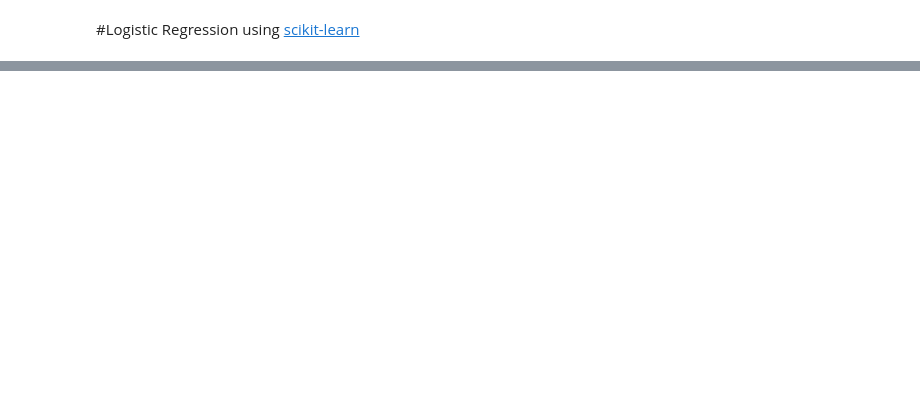
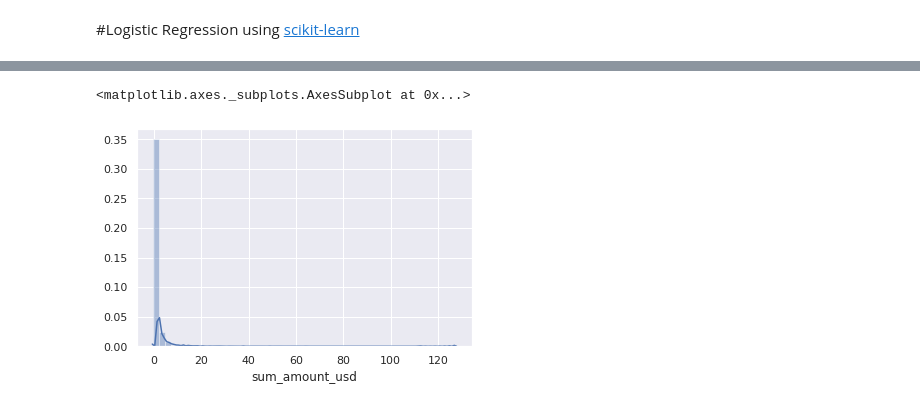
Before and after one commit to atlas-github/fstep_19, a Jupyter notebook: intro_to_bigdata&ai.ipynb, the cells around one changed output, grey strips where cells are left out. Drawn from its saved outputs; the diff is of its cells as text; code cells hidden in the pictures; blank space fills up the shorter version.

```diff
--- a/intro_to_bigdata&ai.ipynb
+++ b/intro_to_bigdata&ai.ipynb
@@ -412,0 +504,14 @@ files.download("malaysiastockbiz.csv")
+# %%
+import numpy as np
+from sklearn.preprocessing import RobustScaler
+
+#columns as independent variables
+x = df[['sum_amount_usd', 'count_amount_usd', 'transactions_2018', 'transactions_2019_May', "months"]].values
+
+#fit the columns into RobustScaler and transform
+transformer = RobustScaler().fit(x)
+x_scaled = transformer.transform(x)
+
+#preview the data
+df_temp = pd.DataFrame(x_scaled, columns = ['sum_amount_usd', 'count_amount_usd', 'transactions_2018', 'transactions_2019_May', "months"], index = df.index)
+df_temp
@@ -412,0 +532,6 @@ files.download("malaysiastockbiz.csv")
+# %%
+ay = sns.distplot(df_temp["sum_amount_usd"])
+ay
+# %% [output]
+<matplotlib.axes._subplots.AxesSubplot at 0x...>
+[figure, added]
```
Also changed, not shown: parts of 24 cells of this notebook.
